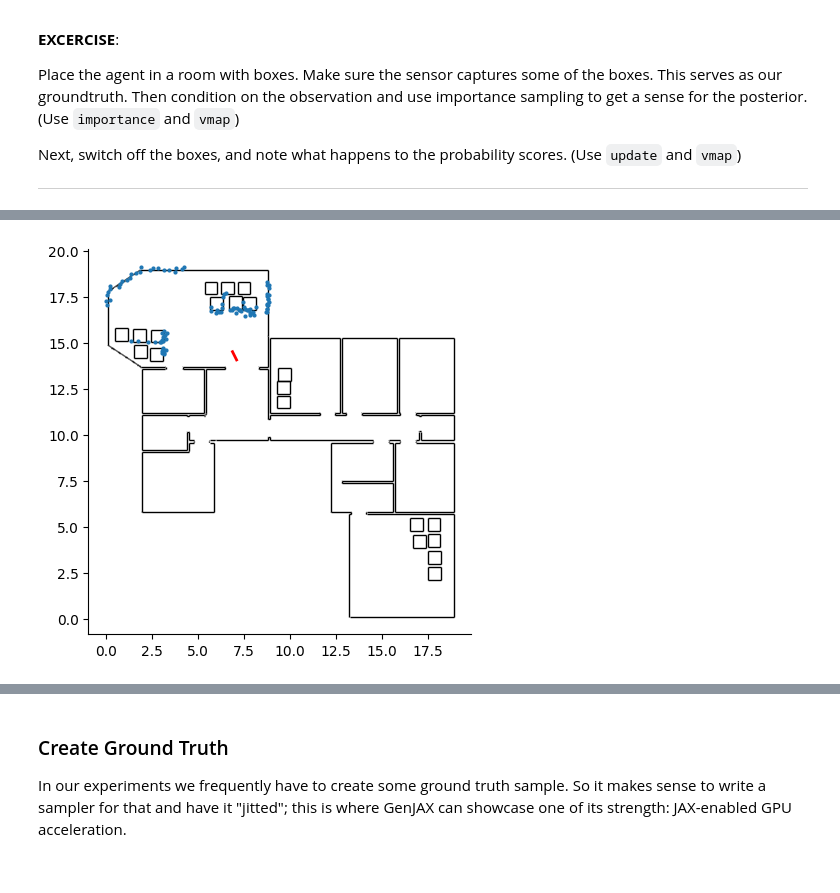
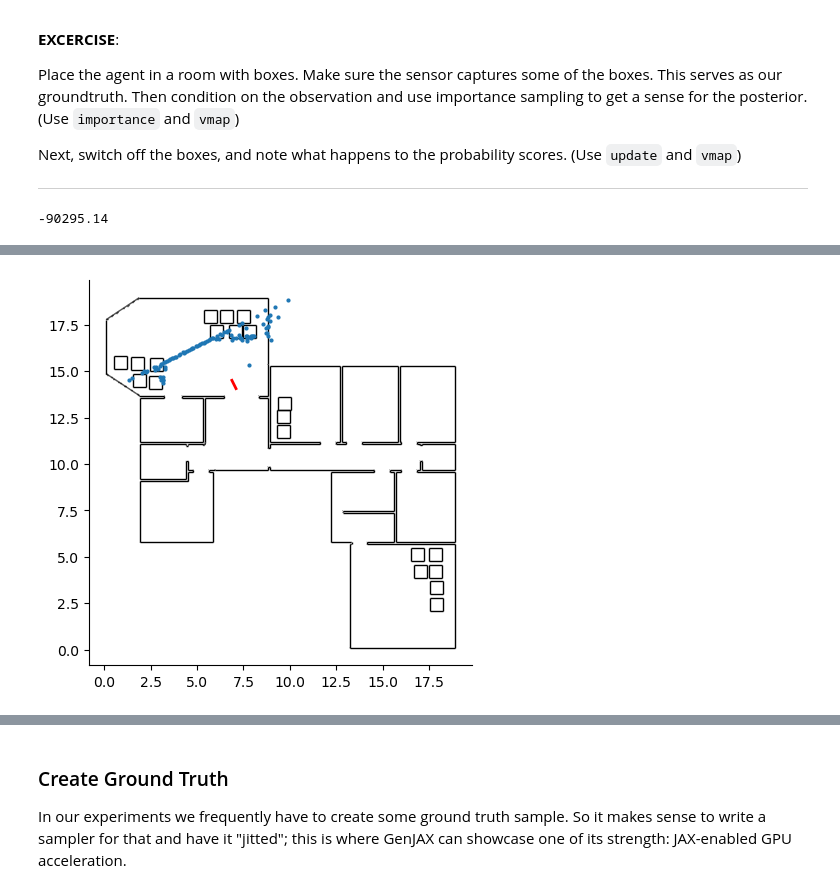
Before and after one commit to probcomp/chi-sight-mkl, a Jupyter notebook: notebooks/22 - Hierarchical Sensor Model - Teaching.ipynb, the cells around one changed output, grey strips where cells are left out. Drawn from its saved outputs; the diff is of its cells as text; code cells hidden in the pictures.

```diff
--- a/notebooks/22 - Hierarchical Sensor Model - Teaching.ipynb
+++ b/notebooks/22 - Hierarchical Sensor Model - Teaching.ipynb
@@ -146,7 +147,7 @@ def make_render_function(meshes, w=100, h=1, fx=30, fy =30):
         width = w, height = h,
         fx=fx, fy=fy,
         cx=w/2 - 0.5, cy=h/2 - 0.5,
-        near=0.01, far=10.0
+        near=1e-4, far=10.0
     )
     b3d.setup_renderer(intrinsics)
     for mesh in meshes:
@@ -197,7 +201,7 @@ In our examples, we will consider the environment that includes the boxes as our
 
 As mentioned above a rendered image `Y` contains semantic information that caputures whether an observartions is from a wall `Y[i,j,3]==1` or a box `Y[i,j,3]==2`.
 # %%
-t  = 15 # Try `35` as well
+t  = 35 # Try `35` as well
 p  = _ps[t]
 Y  = render(lift_pose(p), inds=[0,1])
 ys = Y[0,:,[0,2]].T
@@ -263,7 +271,7 @@ def make_sensor_model(w:int, zmax:float, sensor_model_type:str="constrained"):
 # %% [markdown]
 Let's "make" a sensor model and take a quick look at its signature and trace.
 # %%
-sensor_model = make_sensor_model(5, 10.)
+sensor_model = make_sensor_model(5, 10., "baseline")
 help(sensor_model.source)
 # %% [output]
 Help on function sensor_model in module xsight.likelihood:
@@ -295,7 +302,7 @@ display(tr.strip())
 
 We finally have all the pieces to define our localization model.
 # %%
-def make_model(w:int, zmax:float, sensor_model_type:str="constrained"):
+def make_model(w:int, zmax:float, sensor_model_type:str="baseline"):
 
     #  Create a sensor model
     #  Note: We need to create a closure here becasue `w` is a *static* argument
@@ -451,7 +461,7 @@ Next, switch off the boxes, and note what happens to the probability scores. (Us
 # incoroporate the counts computed above. What is happening, what does this imply?
 
 w     = 0
-zmax  = 10.0
+zmax  = 3.0
 model = make_model(w, zmax)
 key, keys = keysplit(key, 1, 2)
 
@@ -464,6 +474,8 @@ ch0 = choice_map({
 })
 w0, tr0 = model.importance(keys[0], ch0, Args(use_boxes=True))
 
+print(tr0.score)
 # ====================
 plot_tr(tr0, size=4)
 # %% [output]
+-90295.14
@@ -470,4 +483,4 @@ plot_tr(tr0, size=4)
-[figure, old version]
+[figure, new version]
 # %%
 # Change args and outlier prob and see how the scores change
 ch1 = tr0.strip()
```
Also changed, not shown: parts of 19 cells of this notebook, 9 other files.
